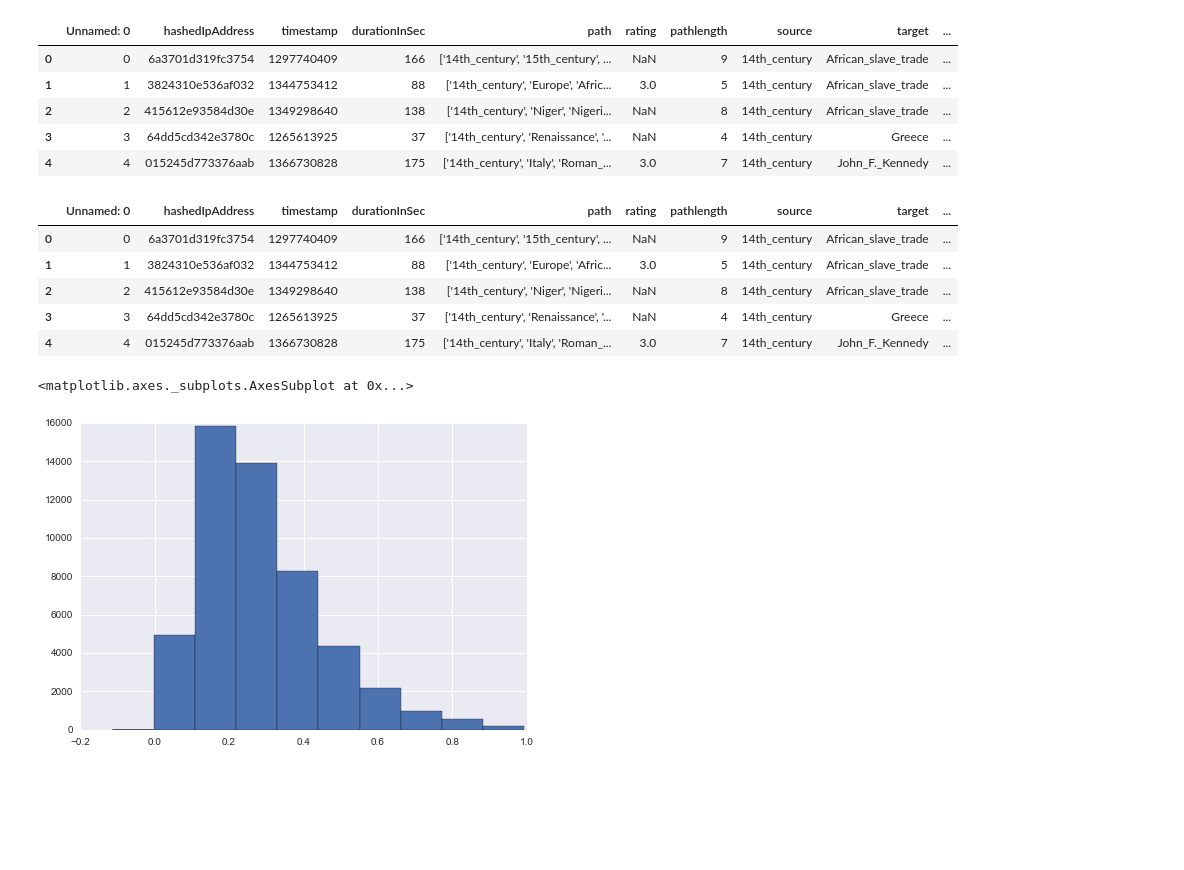
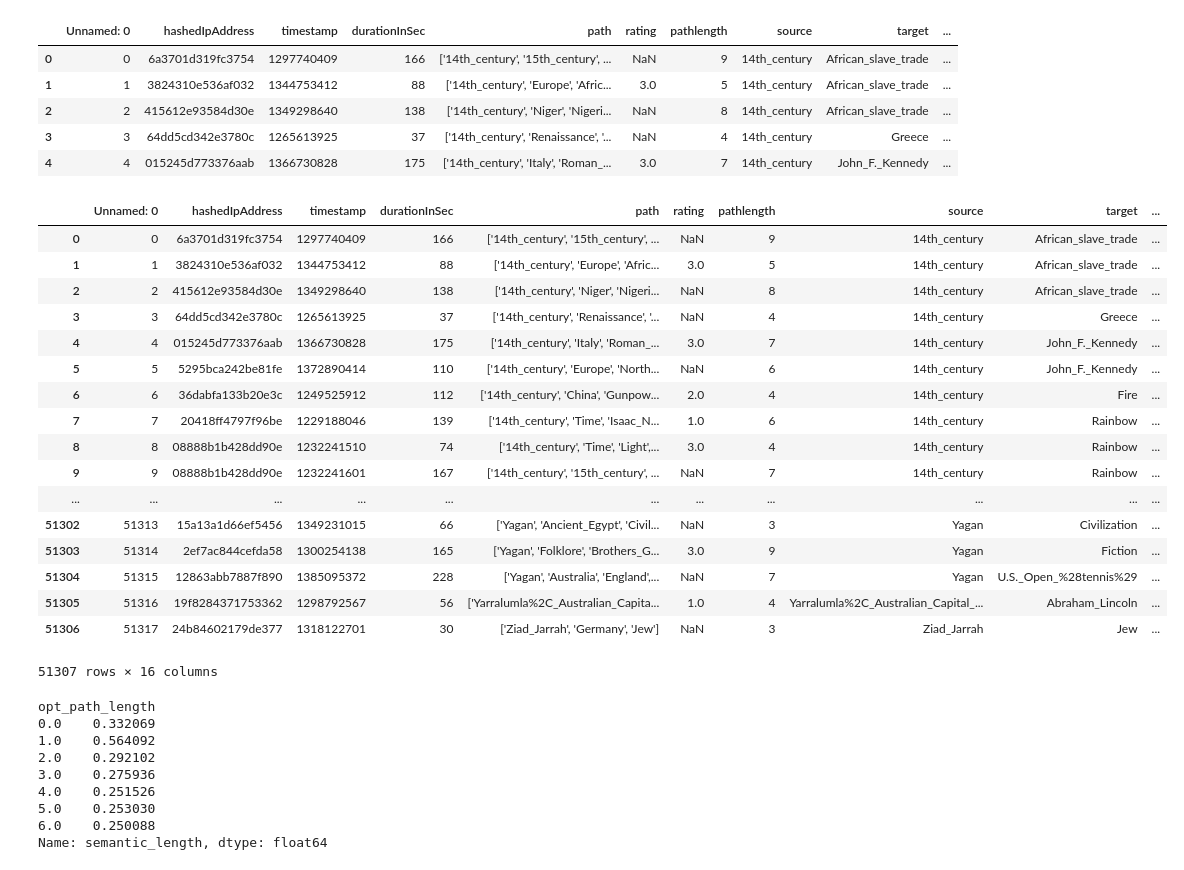
Before and after one commit to tomersolomon/msd_finalproject, a Jupyter notebook: analysis/lsa.ipynb, the cells around one changed output. Saved outputs shown, nothing was run; the diff lists cells and outputs as text; code cells hidden in the pictures; blank space fills up the shorter version.

Commit message:
added topo vs semantic graph code

```diff
--- a/analysis/lsa.ipynb
+++ b/analysis/lsa.ipynb
@@ -363,17 +363,24 @@ def rowFunction(row, data=None):
 
 final_data['semantic_length'] = final_data.apply(rowFunction,data=similarity_matrix,axis=1)
 # %%
-final_data.head()
+final_data
 # %% [output]
 |  | Unnamed: 0 | hashedIpAddress | timestamp | durationInSec | path | rating | pathlength | source | target | ... |
 | 0 | 0 | 6a3701d319fc3754 | 1297740409 | 166 | ['14th_century', '15th_century', ... | NaN | 9 | 14th_century | African_slave_trade | ... |
 | 1 | 1 | 3824310e536af032 | 1344753412 | 88 | ['14th_century', 'Europe', 'Afric... | 3.0 | 5 | 14th_century | African_slave_trade | ... |
 | 2 | 2 | 415612e93584d30e | 1349298640 | 138 | ['14th_century', 'Niger', 'Nigeri... | NaN | 8 | 14th_century | African_slave_trade | ... |
 | 3 | 3 | 64dd5cd342e3780c | 1265613925 | 37 | ['14th_century', 'Renaissance', '... | NaN | 4 | 14th_century | Greece | ... |
 | 4 | 4 | 015245d773376aab | 1366730828 | 175 | ['14th_century', 'Italy', 'Roman_... | 3.0 | 7 | 14th_century | John_F._Kennedy | ... |
+| 5 | 5 | 5295bca242be81fe | 1372890414 | 110 | ['14th_century', 'Europe', 'North... | NaN | 6 | 14th_century | John_F._Kennedy | ... |
+| 6 | 6 | 36dabfa133b20e3c | 1249525912 | 112 | ['14th_century', 'China', 'Gunpow... | 2.0 | 4 | 14th_century | Fire | ... |
+| 7 | 7 | 20418ff4797f96be | 1229188046 | 139 | ['14th_century', 'Time', 'Isaac_N... | 1.0 | 6 | 14th_century | Rainbow | ... |
+| 8 | 8 | 08888b1b428dd90e | 1232241510 | 74 | ['14th_century', 'Time', 'Light',... | 3.0 | 4 | 14th_century | Rainbow | ... |
+| 9 | 9 | 08888b1b428dd90e | 1232241601 | 167 | ['14th_century', '15th_century', ... | NaN | 7 | 14th_century | Rainbow | ... |
+| ... | ... | ... | ... | ... | ... | ... | ... | ... | ... | ... |
+| 51302 | 51313 | 15a13a1d66ef5456 | 1349231015 | 66 | ['Yagan', 'Ancient_Egypt', 'Civil... | NaN | 3 | Yagan | Civilization | ... |
+| 51303 | 51314 | 2ef7ac844cefda58 | 1300254138 | 165 | ['Yagan', 'Folklore', 'Brothers_G... | 3.0 | 9 | Yagan | Fiction | ... |
+| 51304 | 51315 | 12863abb7887f890 | 1385095372 | 228 | ['Yagan', 'Australia', 'England',... | NaN | 7 | Yagan | U.S._Open_%28tennis%29 | ... |
+| 51305 | 51316 | 19f8284371753362 | 1298792567 | 56 | ['Yarralumla%2C_Australian_Capita... | 1.0 | 4 | Yarralumla%2C_Australian_Capital_... | Abraham_Lincoln | ... |
+| 51306 | 51317 | 24b84602179de377 | 1318122701 | 30 | ['Ziad_Jarrah', 'Germany', 'Jew'] | NaN | 3 | Ziad_Jarrah | Jew | ... |
+51307 rows × 16 columns
-# %%
-final_data['semantic_length'].hist()
-# %% [output]
-<matplotlib.axes._subplots.AxesSubplot at 0x...>
-[figure, removed]
 # %%
@@ -380,0 +388,12 @@ final_data.to_csv("../task-data/data_with_semantics_100.csv")
+# %%
+new_data = pd.read_csv("../task-data/data_with_semantics_all_columns_100d.csv")
+# %% [output]
+opt_path_length
+0.0    0.332069
+1.0    0.564092
+2.0    0.292102
+3.0    0.275936
+4.0    0.251526
+5.0    0.253030
+6.0    0.250088
+Name: semantic_length, dtype: float64
```
Also changed, not shown: parts of 3 cells of this notebook.
